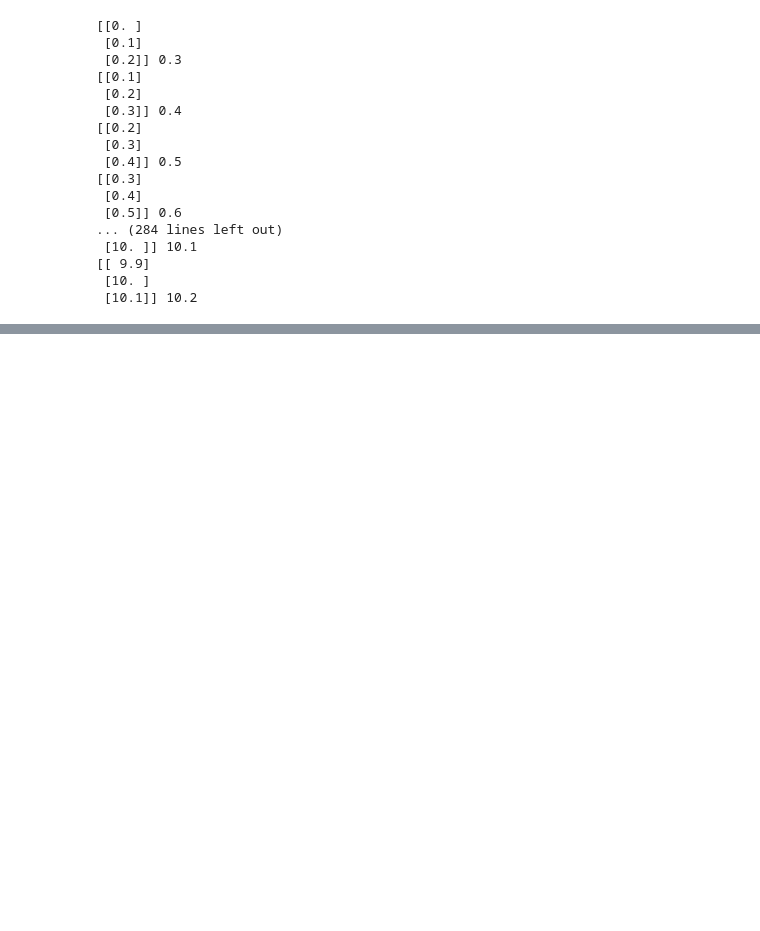
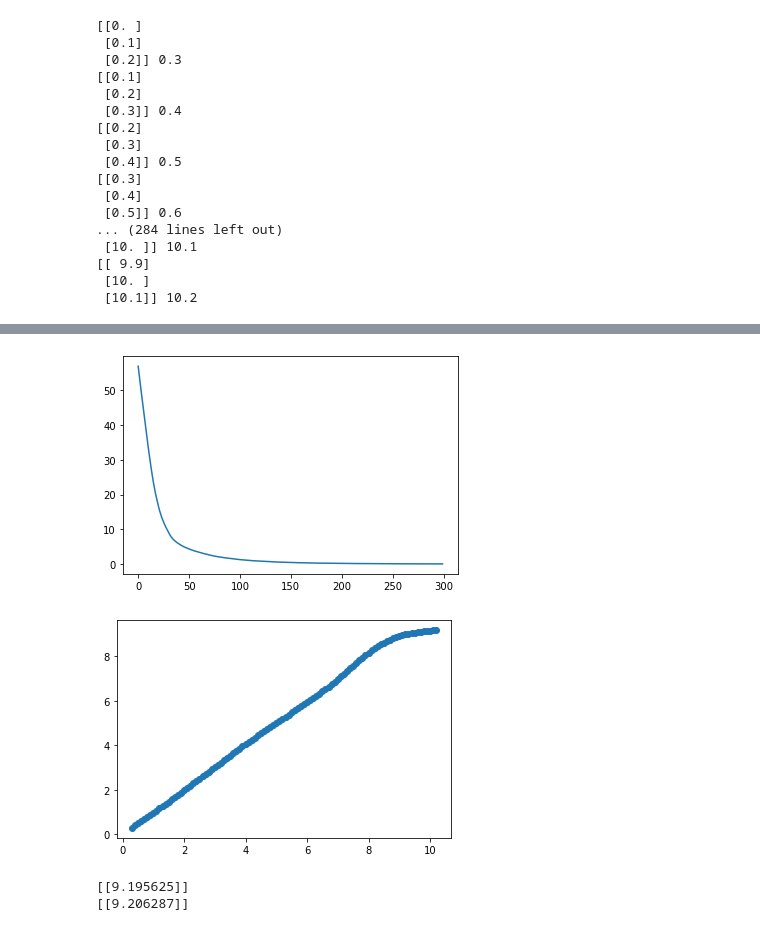
Before and after one commit to soeunida/chapter_ten, a Jupyter notebook: ch10.ipynb, the cells around one changed output, grey strips where cells are left out. Cells and saved outputs as stored; diff of their text form; code cells hidden in the pictures; blank space fills up the shorter version.

```diff
--- a/ch10.ipynb
+++ b/ch10.ipynb
@@ -43,0 +48,13 @@ for i in range(len(X)):
+# %%
+import tensorflow as tf
+# units는 SimpleRNN 레이어에 있는 뉴런의 수
+# return_sequences는 출력으로 시퀀스 전체를 출력할지 묻는 옵션
+# input_shape [3, 1]에서 3는 timesteps, 1은 입력차원
+model = tf.keras.Sequential([
+    tf.keras.layers.SimpleRNN(units = 20, return_sequences=False, #모두 20개의 레이어
+                              input_shape=[3, 1]),
+    tf.keras.layers.Dense(1) #출력이 1인 밀집연결
+])
+
+model.compile(optimizer ='adam', loss = 'mse') # 최적화방법 : adam , 손실함수 지정
+model.summary() #모델정보 출력
@@ -43,0 +77,4 @@ for i in range(len(X)):
+# %%
+import matplotlib.pyplot as plt
+history = model.fit(X, Y, epochs=300)
+# 입력 시퀸스 X 정답시퀸스 Y
@@ -43,0 +99,15 @@ for i in range(len(X)):
+# %%
+plt.plot(history.history['loss'])
+plt.show()
+y_hat = model.predict(X)
+plt.scatter(Y, y_hat)
+plt.show()
+# %% [output]
+[figure, added]
+[figure, added]
+# %%
+print(model.predict(np.array([[[10.2], [10.3], [10.4]]]))) #아직 다루지않은 입력 시퀸스 데이터를 받으면 예측이 더 어려울 것이다.
+print(model.predict(np.array([[[10.4], [10.5], [10.6]]])))
+# %% [output]
+[[9.195625]]
+[[9.206287]]
```
Also changed, not shown: parts of 21 cells of this notebook.
